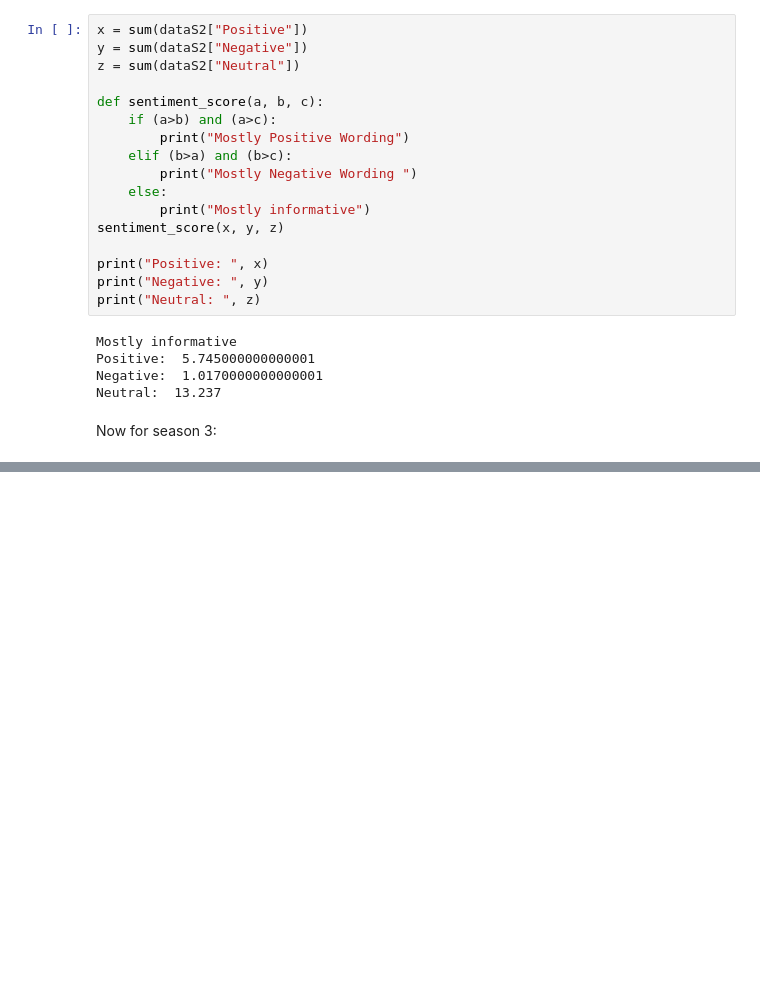
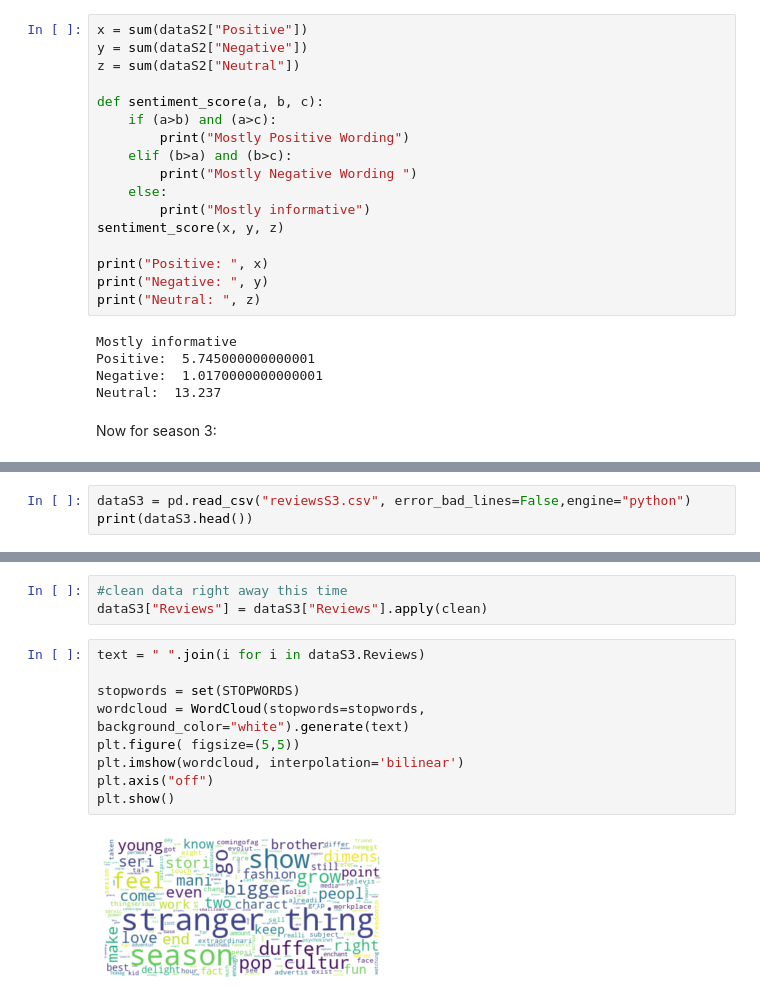
Before and after one commit to Arch200/StrangerThingsComparison, a Jupyter notebook: TheStrangerThingsProject.ipynb, the cells around one changed output, grey strips where cells are left out. Saved outputs shown, nothing was run; the diff lists cells and outputs as text; blank space fills up the shorter version.

Commit message:
finished analysing season 3 critic reviews

```diff
--- a/TheStrangerThingsProject.ipynb
+++ b/TheStrangerThingsProject.ipynb
@@ -469,0 +499,3 @@ Now for season 3:
+# %%
+dataS3 = pd.read_csv("reviewsS3.csv", error_bad_lines=False,engine="python")
+print(dataS3.head())
@@ -469,0 +510,14 @@ Now for season 3:
+# %%
+#clean data right away this time
+dataS3["Reviews"] = dataS3["Reviews"].apply(clean)
+# %%
+text = " ".join(i for i in dataS3.Reviews)
+
+stopwords = set(STOPWORDS)
+wordcloud = WordCloud(stopwords=stopwords, background_color="white").generate(text)
+plt.figure( figsize=(5,5))
+plt.imshow(wordcloud, interpolation='bilinear')
+plt.axis("off")
+plt.show()
+# %% [output]
+[figure, added]
```
Also changed, not shown: parts of 6 cells of this notebook.
